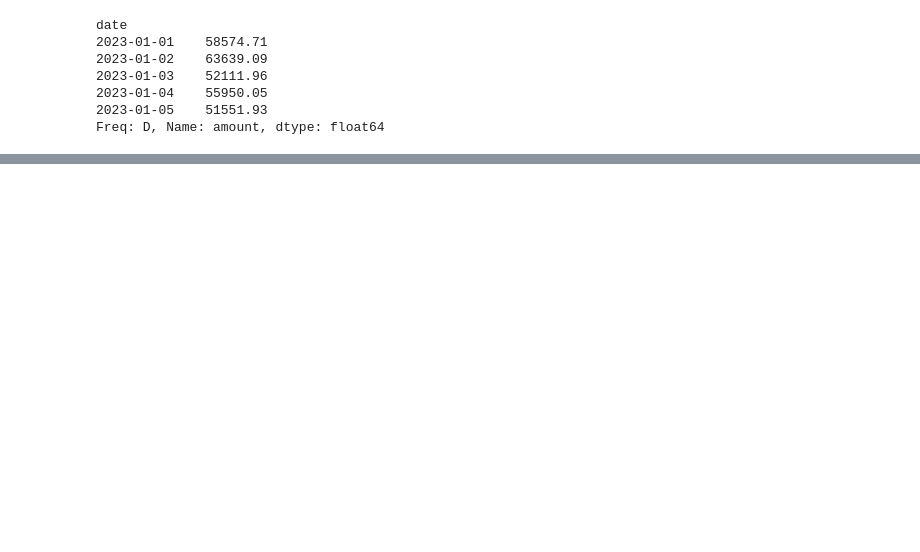
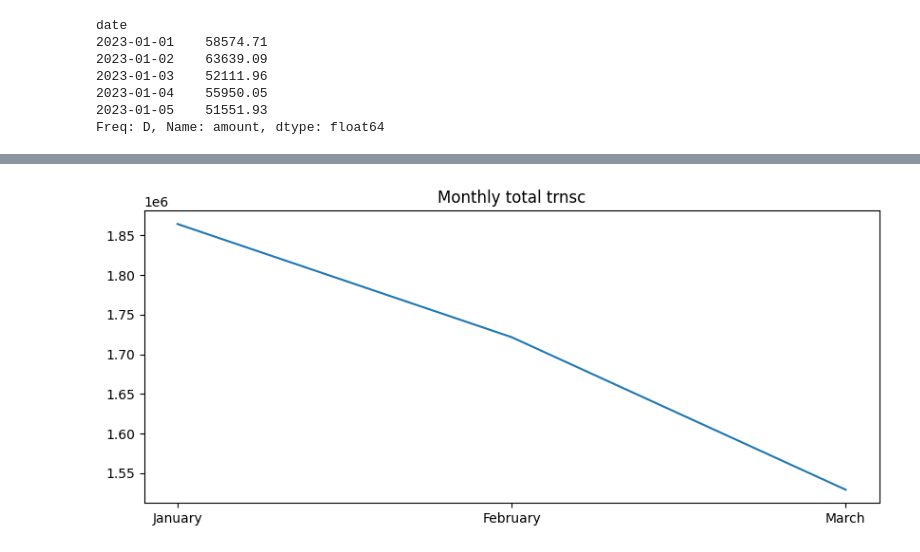
Before and after one commit to Krish0103/Python, a Jupyter notebook: Financial time Series/time_series.ipynb, the cells around one changed output, grey strips where cells are left out. Saved outputs shown, nothing was run; the diff lists cells and outputs as text; code cells hidden in the pictures; blank space fills up the shorter version.

```diff
--- a/Financial time Series/time_series.ipynb
+++ b/Financial time Series/time_series.ipynb
@@ -60,0 +97,7 @@ Freq: D, Name: amount, dtype: float64
+# %%
+plt.figure(figsize=(10,4))
+plt.plot(monthly_df["Month"], monthly_df["amount"])
+plt.title("Monthly total trnsc")
+plt.show()
+# %% [output]
+[figure, added]
```
Also changed, not shown: parts of 8 cells of this notebook, 1 other file.
